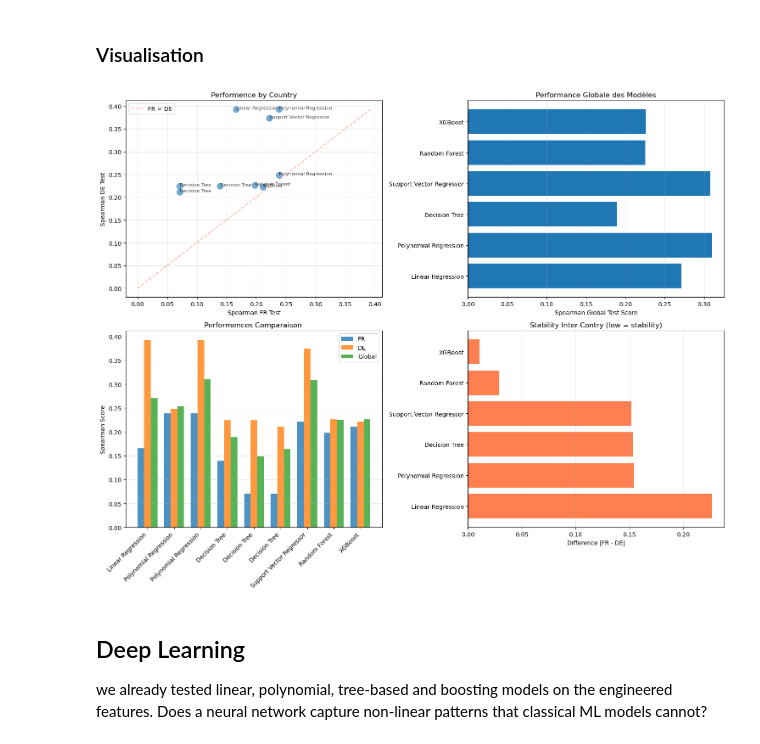
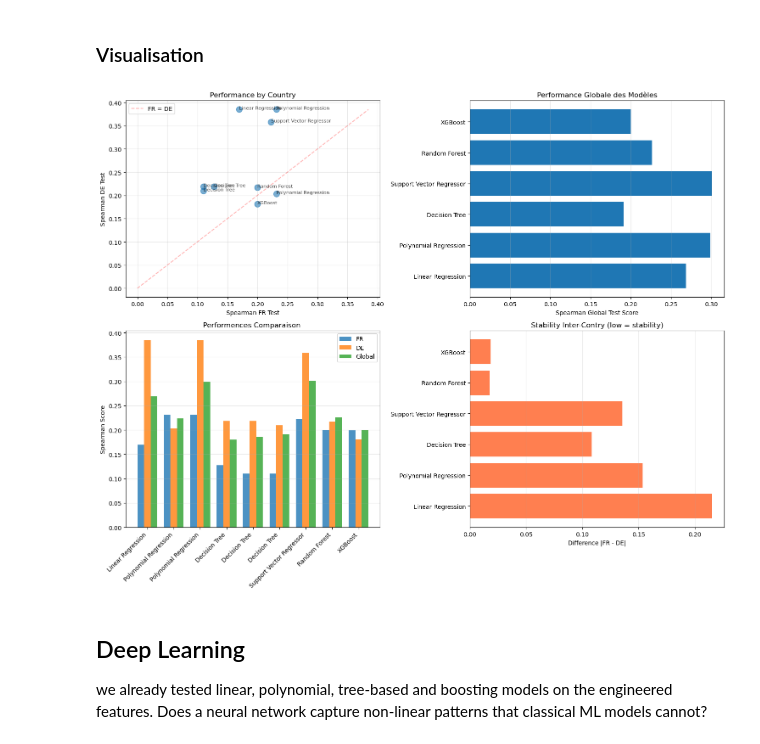
Before and after one commit to margauxgirona/project-ML, a Jupyter notebook: Feature_engineering.ipynb, the cells around one changed output. Drawn from its saved outputs; the diff is of its cells as text; code cells hidden in the pictures.

Commit message:
amelioration des features + ajout de commentaires + gestion des fuites de donnees + suppression des medianes et ajout de MICE

```diff
--- a/Feature_engineering.ipynb
+++ b/Feature_engineering.ipynb
@@ -454,7 +505,7 @@ With polynomial regression, we keep improving our performance, however this mode
 # %% [markdown]
 ### A simple hybrid model
 # %%
-res = pipeline_all(df, poly_model_fr, LinearRegression())
+res = pipeline_all(df, poly_model_fr, linear_model_de, mode_label="kfold")
 display(res)
 df_results.loc[len(df_results)] = {key: res[key] for key in allowed_cols}
 # %% [output]
@@ -616,12 +686,19 @@ Although bagging reduced variance compared to standalone trees, performance rema
 # %% [markdown]
 ### Support Vector Regressor
 # %%
-svr_params = {"C": 10, "kernel": "linear", "gamma": "scale", "epsilon": 0.1}
+svr_fr = Pipeline([
+    ("imputer", IterativeImputer(random_state=42)),
+    ("scaler", StandardScaler()),
+    ("svr", SVR(C=20, kernel="linear", epsilon=0.1))
+])
 
-svr_fr = SVR(**svr_params)
-svr_de = SVR(**svr_params)
+svr_de = Pipeline([
+    ("imputer", IterativeImputer(random_state=42)),
+    ("scaler", StandardScaler()),
+    ("svr", SVR(C=20, kernel="linear", epsilon=0.1))
+])
 
-res = pipeline_all(df, svr_fr, svr_de)
+res = pipeline_all(df, svr_fr, svr_de, mode_label="kfold")
 display(res)
 df_results.loc[len(df_results)] = {key: res[key] for key in allowed_cols}
 # %% [output]
@@ -659,7 +738,17 @@ rf_de = RandomForestRegressor(
     n_jobs=-1,
 )
 
-res = pipeline_all(df, rf_fr, rf_de)
+rf_fr_mice = Pipeline([
+    ("imputer", IterativeImputer(random_state=42)),
+    ("rf", rf_fr),
+])
+
+rf_de_mice = Pipeline([
+    ("imputer", IterativeImputer(random_state=42)),
+    ("rf", rf_de),
+])
+
+res = pipeline_all(df, rf_fr_mice, rf_de_mice, mode_label="kfold")
 display(res)
 df_results.loc[len(df_results)] = {key: res[key] for key in allowed_cols}
 # %% [output]
@@ -696,10 +789,17 @@ xgb_params = {
     "n_jobs": -1,
 }
 
-xgb_fr = XGBRegressor(**xgb_params)
-xgb_de = XGBRegressor(**xgb_params)
+xgb_fr= Pipeline([
+    ("imputer", IterativeImputer(random_state=42)),
+    ("xgb", XGBRegressor(**xgb_params)),
+])
 
-res = pipeline_all(df, xgb_fr, xgb_de)
+xgb_de = Pipeline([
+    ("imputer", IterativeImputer(random_state=42)),
+    ("xgb", XGBRegressor(**xgb_params)),
+])
+
+res = pipeline_all(df, xgb_fr, xgb_de, mode_label="kfold")
 display(res)
 df_results.loc[len(df_results)] = {key: res[key] for key in allowed_cols}
 # %% [output]
@@ -788,40 +888,39 @@ max_val = max(df_bias_variance["spearman_fr_test"].max(),
 axes[0, 0].plot([0, max_val], [0, max_val], 'r--', alpha=0.3, label='FR = DE')
 axes[0, 0].set_xlabel("Spearman FR Test")
 axes[0, 0].set_ylabel("Spearman DE Test")
-axes[0, 0].set_title("Performence by Country")
+axes[0, 0].set_title("Performance by Country")
 axes[0, 0].legend()
 axes[0, 0].grid(True, alpha=0.3)
-
 
 axes[0, 1].barh(df_bias_variance["Model"], df_bias_variance["spearman_global_test"])
 axes[0, 1].set_xlabel("Spearman Global Test Score")
 axes[0, 1].set_title("Performance Globale des Modèles")
 axes[0, 1].grid(True, alpha=0.3, axis='x')
 
 
 x = np.arange(len(df_bias_variance))
 width = 0.25
 axes[1, 0].bar(x - width, df_bias_variance["spearman_fr_test"], width, label='FR', alpha=0.8)
 axes[1, 0].bar(x, df_bias_variance["spearman_de_test"], width, label='DE', alpha=0.8)
 axes[1, 0].bar(x + width, df_bias_variance["spearman_global_test"], width, label='Global', alpha=0.8)
 axes[1, 0].set_xticks(x)
 axes[1, 0].set_xticklabels(df_bias_variance["Model"], rotation=45, ha='right')
 axes[1, 0].set_ylabel("Spearman Score")
 axes[1, 0].set_title("Performences Comparaison ")
 axes[1, 0].legend()
 axes[1, 0].grid(True, alpha=0.3, axis='y')
 
 
 stability = abs(df_bias_variance["spearman_fr_test"] - df_bias_variance["spearman_de_test"])
 axes[1, 1].barh(df_bias_variance["Model"], stability, color='coral')
 axes[1, 1].set_xlabel("Difference |FR - DE|")
 axes[1, 1].set_title("Stability Inter-Contry (low = stability)")
 axes[1, 1].grid(True, alpha=0.3, axis='x')
 
 plt.tight_layout()
 plt.show()
 # %% [output]
-[figure, old version]
+[figure, new version]
 # %% [markdown]
 ## Deep Learning
 
```
Also changed, not shown: parts of 26 cells of this notebook.
